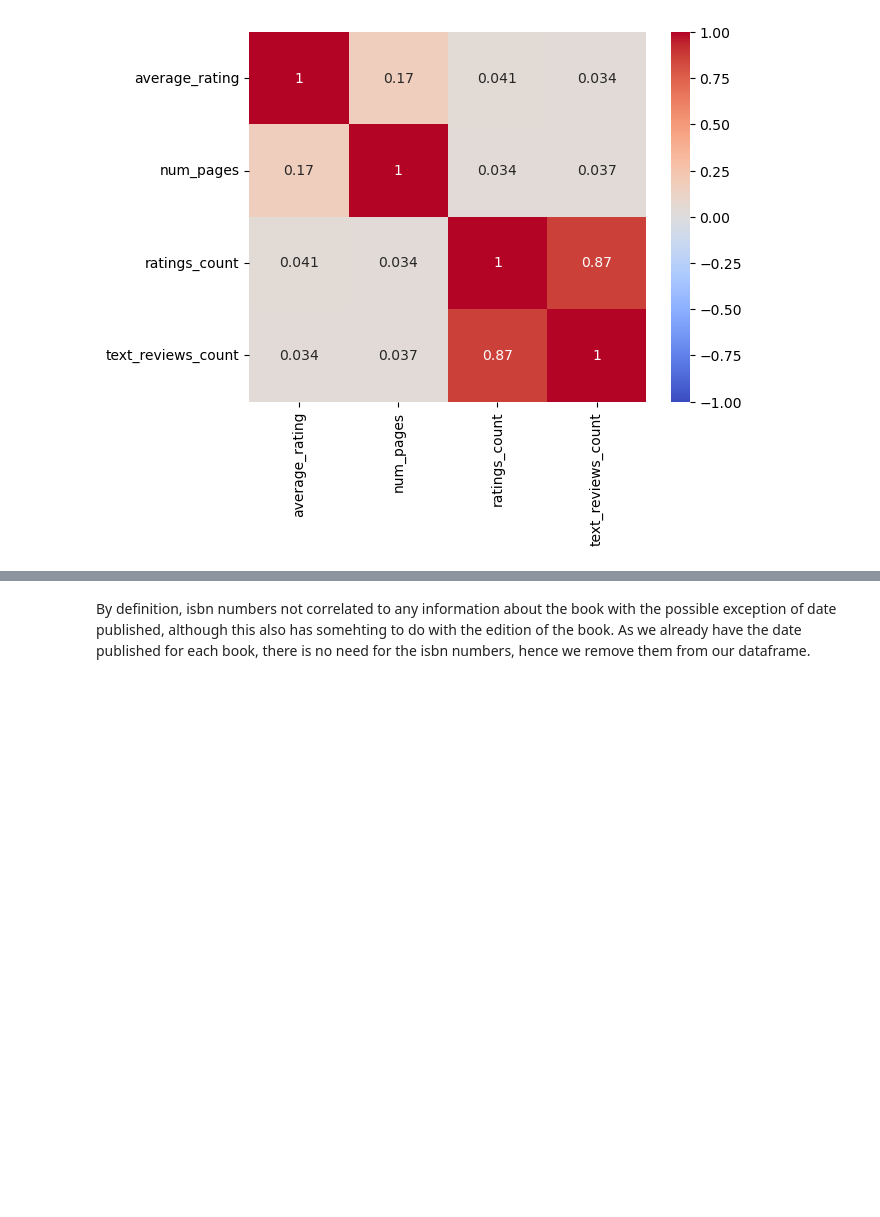
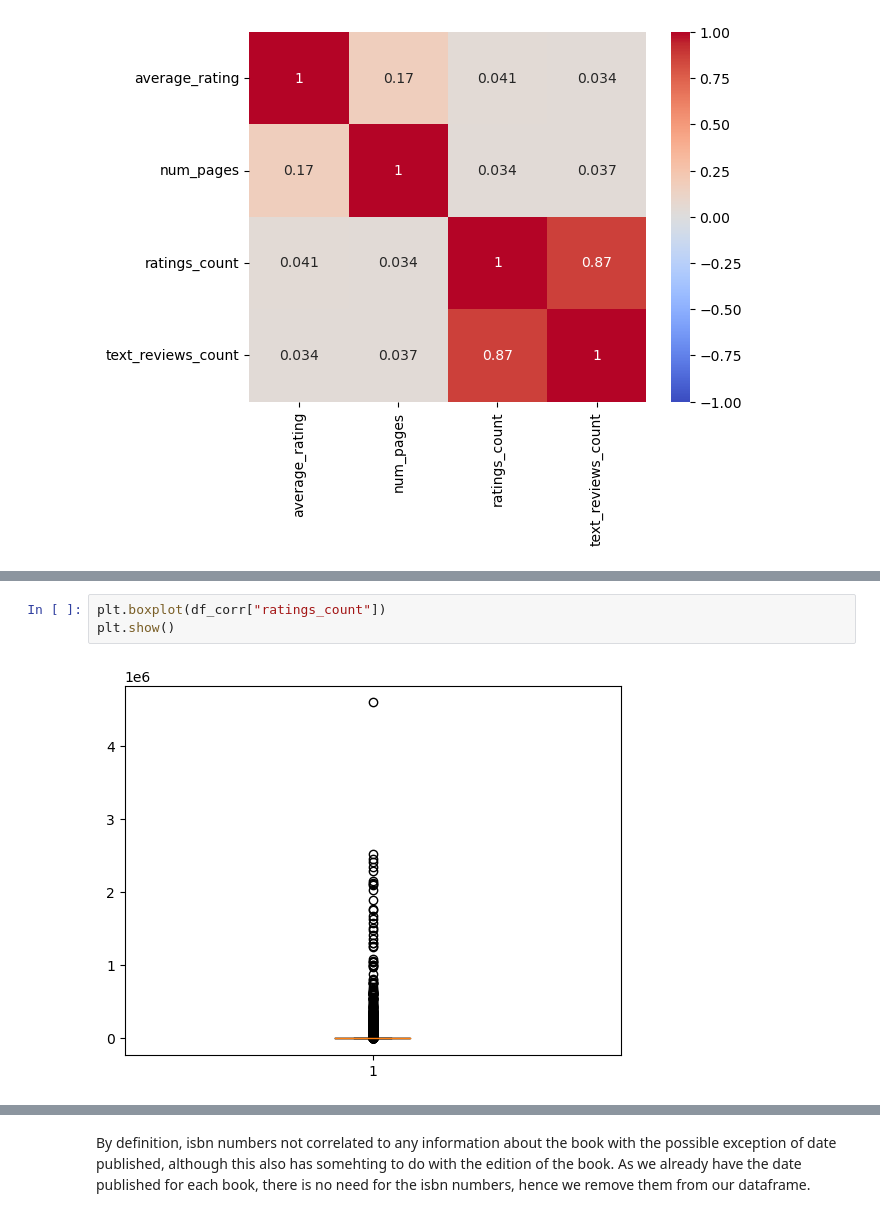
Before and after one commit to Huayra1/Book_prediction, a Jupyter notebook: bookpred.ipynb, the cells around one changed output, grey strips where cells are left out. Drawn from its saved outputs; the diff is of its cells as text; blank space fills up the shorter version.

```diff
--- a/bookpred.ipynb
+++ b/bookpred.ipynb
@@ -223,0 +285,5 @@ plt.show()
+# %%
+plt.boxplot(df_corr["ratings_count"])
+plt.show()
+# %% [output]
+[figure, added]
```
Also changed, not shown: parts of 14 cells of this notebook.
